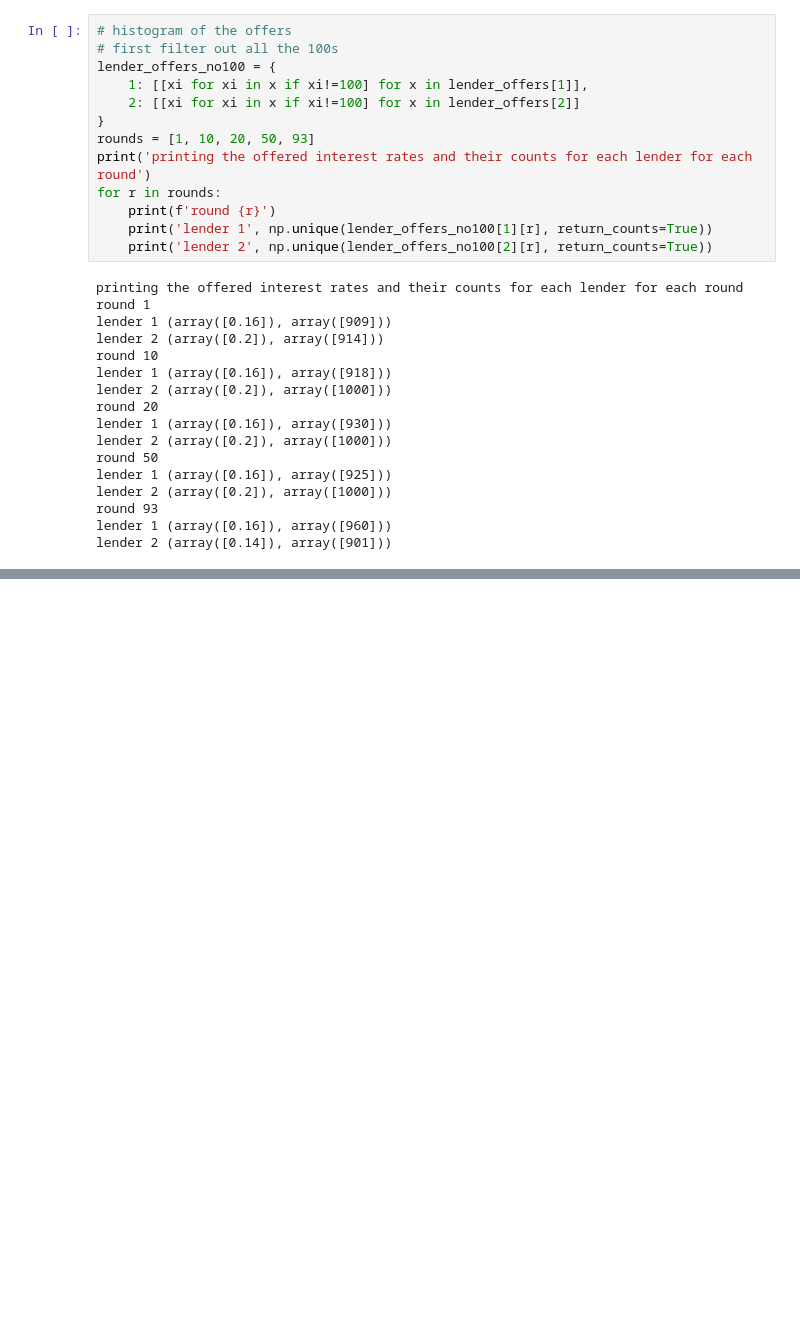
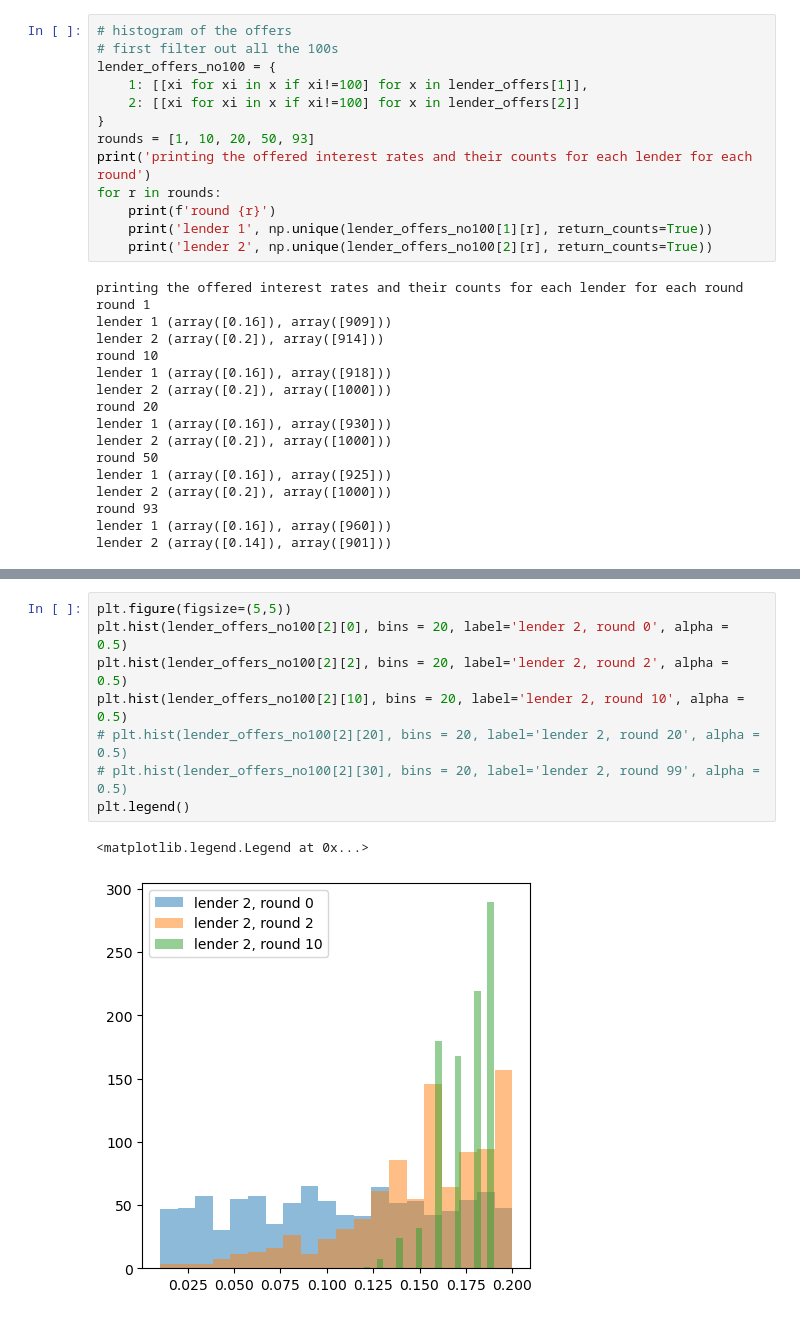
Before and after one commit to ZhiLiu724/cs6840_project, a Jupyter notebook: nb_simulation.ipynb, the cells around one changed output, grey strips where cells are left out. Drawn from its saved outputs; the diff is of its cells as text; blank space fills up the shorter version.

```diff
--- a/nb_simulation.ipynb
+++ b/nb_simulation.ipynb
@@ -240,0 +393,11 @@ lender 2 (array([0.14]), array([901]))
+# %%
+plt.figure(figsize=(5,5))
+plt.hist(lender_offers_no100[2][0], bins = 20, label='lender 2, round 0', alpha = 0.5)
+plt.hist(lender_offers_no100[2][2], bins = 20, label='lender 2, round 2', alpha = 0.5)
+plt.hist(lender_offers_no100[2][10], bins = 20, label='lender 2, round 10', alpha = 0.5)
+# plt.hist(lender_offers_no100[2][20], bins = 20, label='lender 2, round 20', alpha = 0.5)
+# plt.hist(lender_offers_no100[2][30], bins = 20, label='lender 2, round 99', alpha = 0.5)
+plt.legend()
+# %% [output]
+<matplotlib.legend.Legend at 0x...>
+[figure, added]
```
Also changed, not shown: parts of 5 cells of this notebook, 3 other files.
